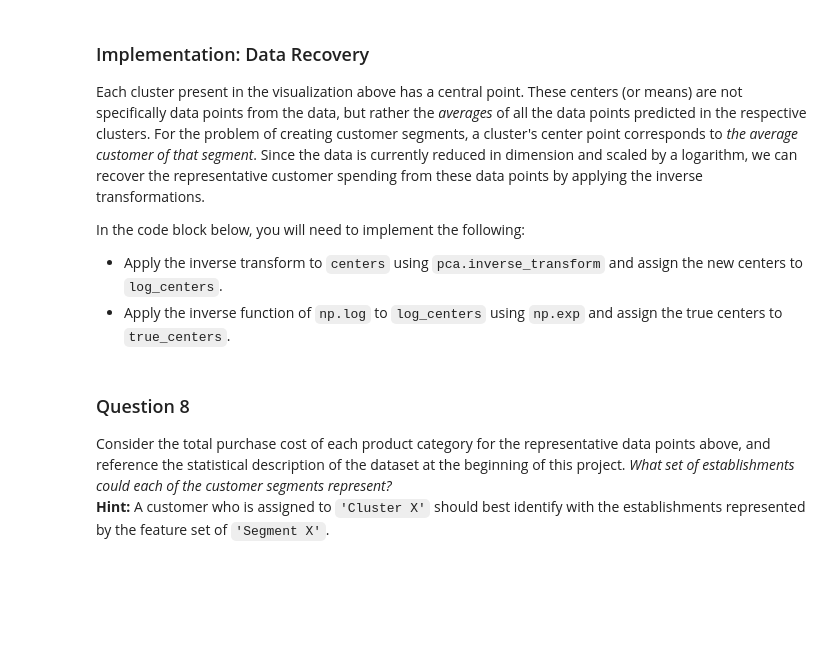
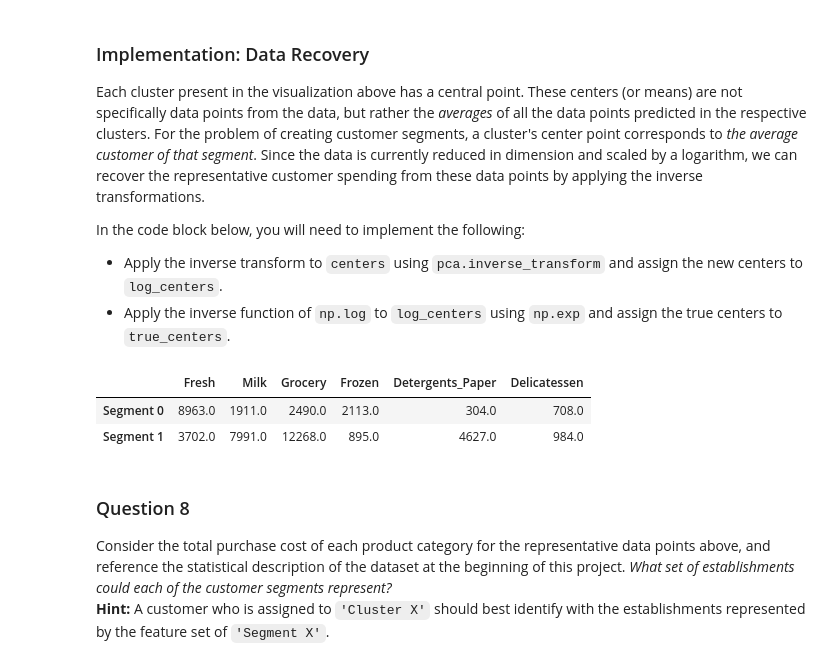
Before and after one commit to Venka97/Customer-segments, a Jupyter notebook: customer_segments.ipynb, the cells around one changed output. Drawn from its saved outputs; the diff is of its cells as text; code cells hidden in the pictures; blank space fills up the shorter version.

```diff
--- a/customer_segments.ipynb
+++ b/customer_segments.ipynb
@@ -460,16 +464,20 @@ In the code block below, you will need to implement the following:
  - Apply the inverse function of `np.log` to `log_centers` using `np.exp` and assign the true centers to `true_centers`.
 # %%
 # TODO: Inverse transform the centers
-log_centers = None
+log_centers = pca.inverse_transform(centers)
 
 # TODO: Exponentiate the centers
-true_centers = None
+true_centers = np.exp(log_centers)
 
 # Display the true centers
 segments = ['Segment {}'.format(i) for i in range(0,len(centers))]
 true_centers = pd.DataFrame(np.round(true_centers), columns = data.keys())
 true_centers.index = segments
 display(true_centers)
+# %% [output]
+|  | Fresh | Milk | Grocery | Frozen | Detergents_Paper | Delicatessen |
+| Segment 0 | 8963.0 | 1911.0 | 2490.0 | 2113.0 | 304.0 | 708.0 |
+| Segment 1 | 3702.0 | 7991.0 | 12268.0 | 895.0 | 4627.0 | 984.0 |
 # %% [markdown]
 ### Question 8
 Consider the total purchase cost of each product category for the representative data points above, and reference the statistical description of the dataset at the beginning of this project. *What set of establishments could each of the customer segments represent?*
```
Also changed, not shown: parts of 17 cells of this notebook.
